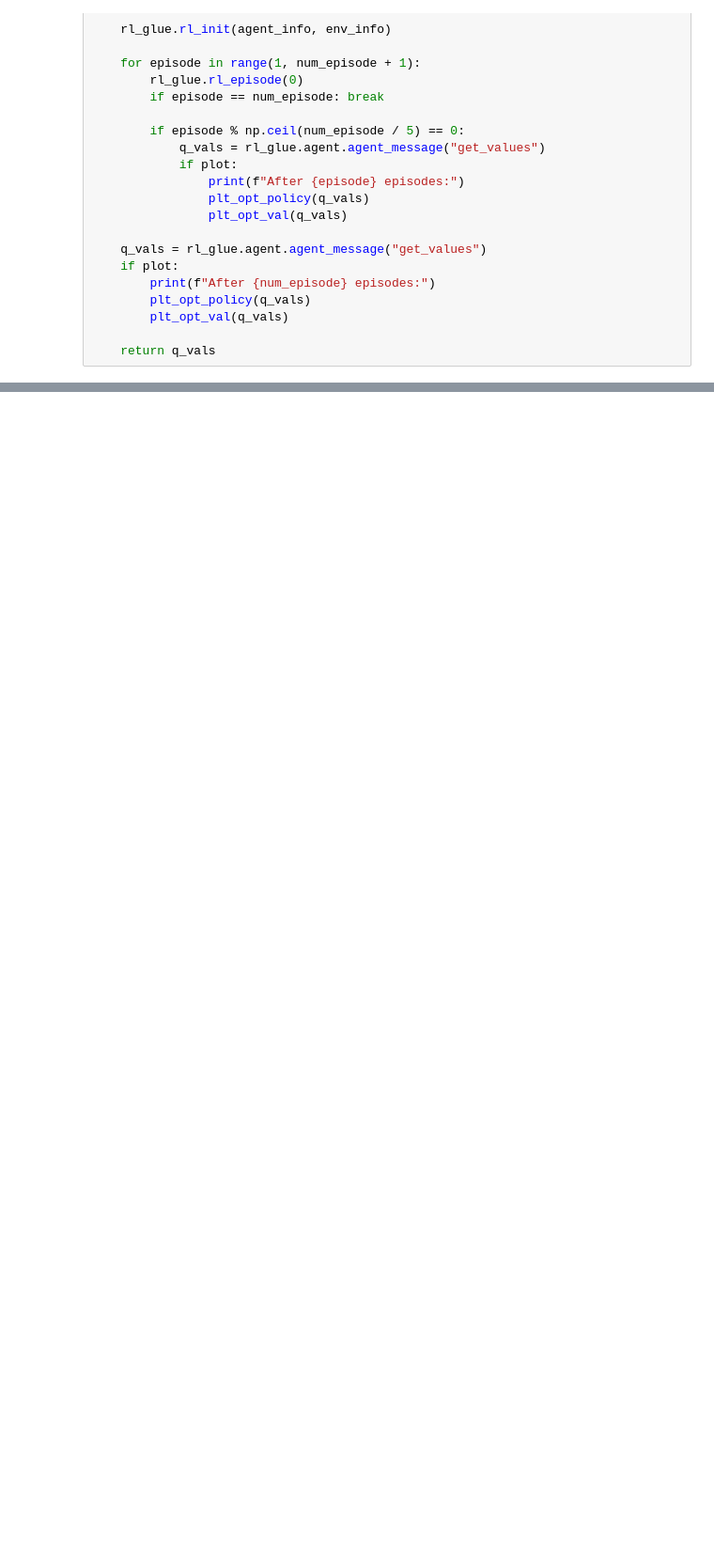
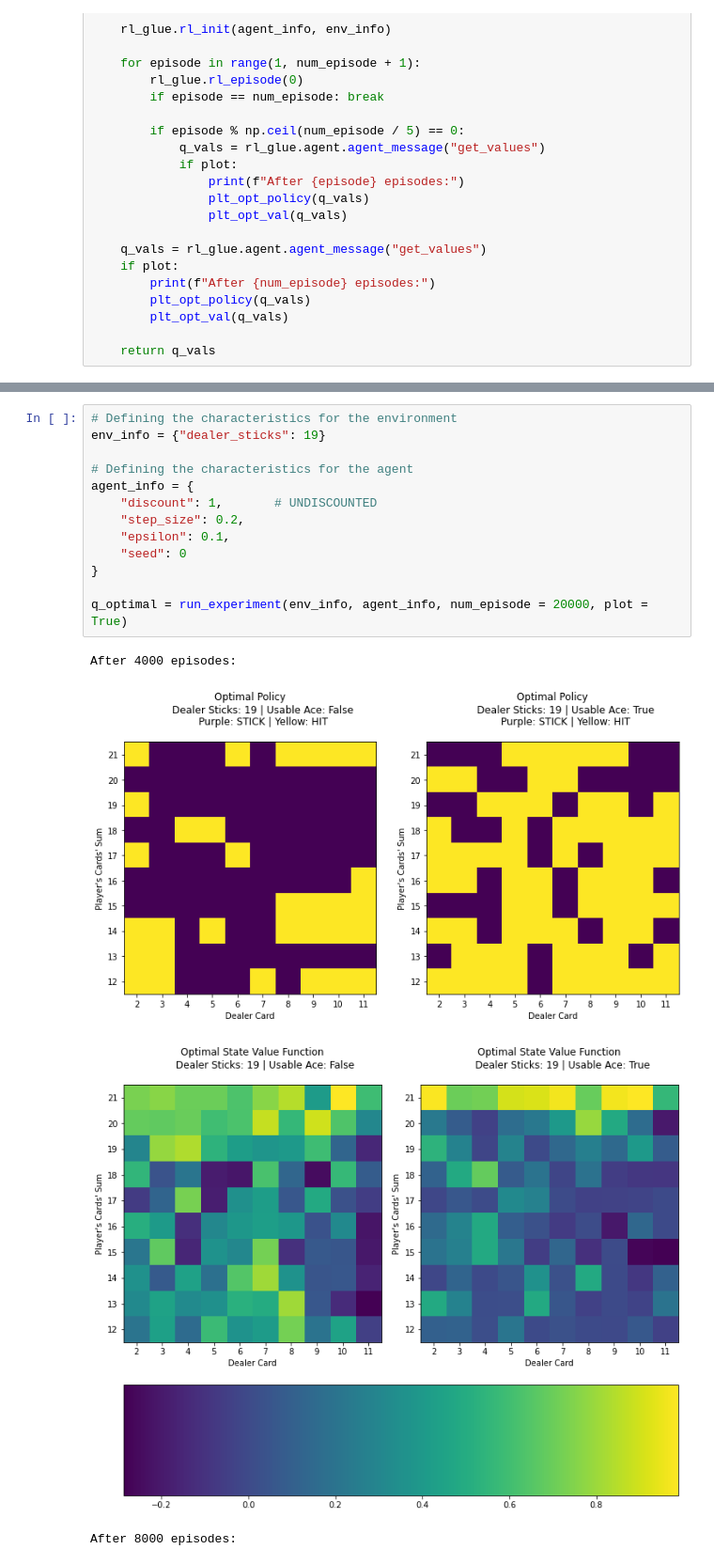
Before and after one commit to rahulmeshram07/Sample-Based-Learning-Methods, a Jupyter notebook: Week 3/Q-Learning on Blackjack/Q_Learning.ipynb, the cells around one changed output, grey strips where cells are left out. Shown at 94% size. Drawn from its saved outputs; the diff is of its cells as text; blank space fills up the shorter version.

```diff
--- a/Week 3/Q-Learning on Blackjack/Q_Learning.ipynb
+++ b/Week 3/Q-Learning on Blackjack/Q_Learning.ipynb
@@ -653,0 +674,18 @@ def run_experiment(env_info, agent_info, num_episode = 1000, plot = True):
+# %%
+# Defining the characteristics for the environment
+env_info = {"dealer_sticks": 19}
+
+# Defining the characteristics for the agent
+agent_info = {
+    "discount": 1,       # UNDISCOUNTED
+    "step_size": 0.2,
+    "epsilon": 0.1,
+    "seed": 0
+}
+
+q_optimal = run_experiment(env_info, agent_info, num_episode = 20000, plot = True)
+# %% [output]
+After 4000 episodes:
+[figure, added]
+[figure, added]
+After 8000 episodes:
```
Also changed, not shown: parts of 39 cells of this notebook.
